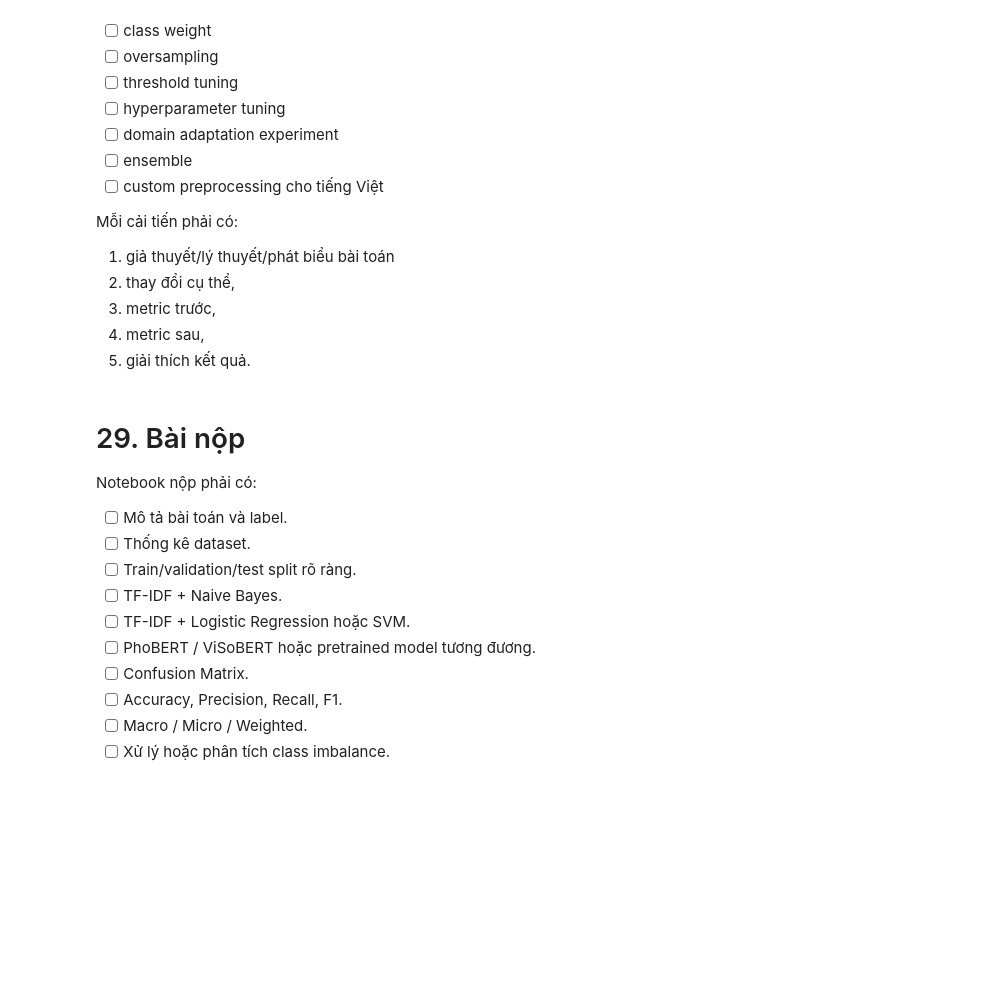
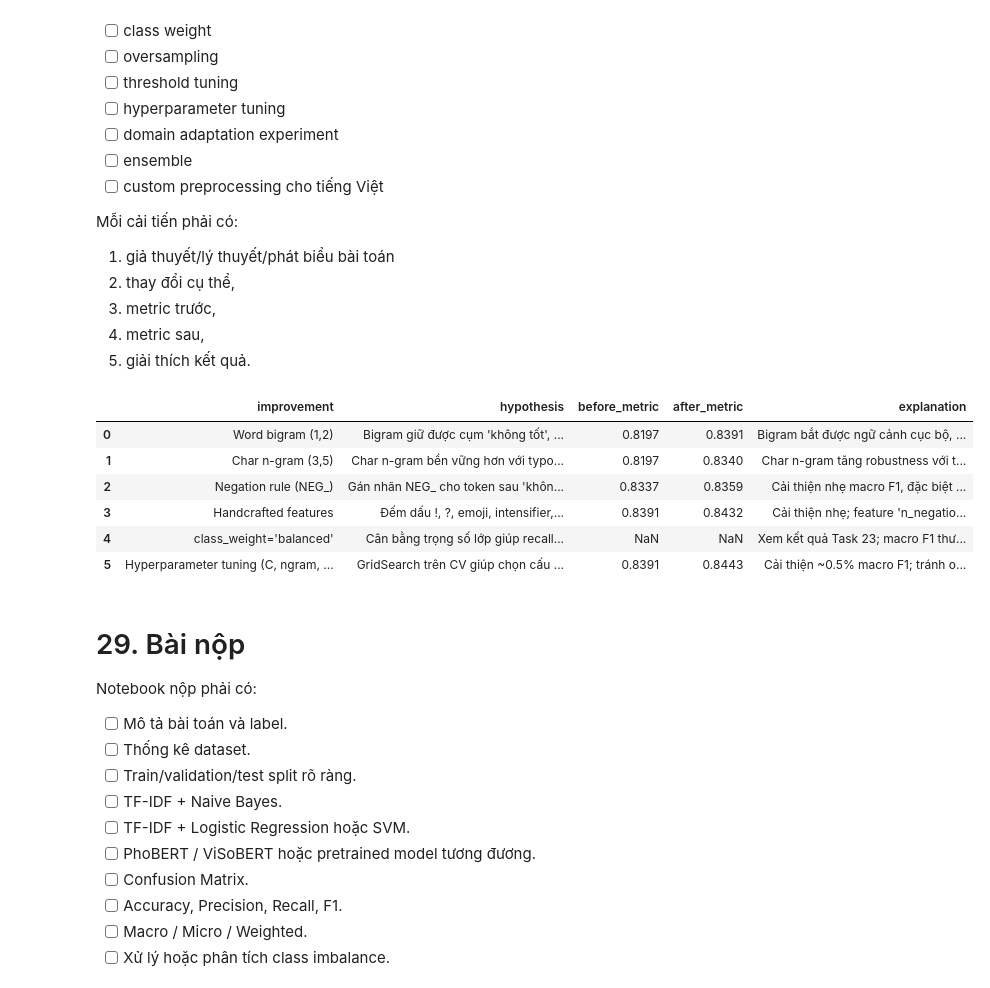
Before and after one commit to GiaHuy910/NLP-TeamHomeWork, a Jupyter notebook: [Chap3]Text_Classification_Sentiment.ipynb, the cells around one changed output. Cells and saved outputs as stored; diff of their text form; code cells hidden in the pictures; blank space fills up the shorter version.

```diff
--- a/[Chap3]Text_Classification_Sentiment.ipynb
+++ b/[Chap3]Text_Classification_Sentiment.ipynb
@@ -3293,6 +3820,61 @@ Mỗi cải tiến phải có:
 3. metric trước,
 4. metric sau,
 5. giải thích kết quả.
+# %%
+improvements = pd.DataFrame([
+    {
+        "improvement": "Word bigram (1,2)",
+        "hypothesis": "Bigram giữ được cụm 'không tốt', 'rất tốt' mà unigram mất.",
+        "before_metric": 0.8197,
+        "after_metric": 0.8391,
+        "explanation": "Bigram bắt được ngữ cảnh cục bộ, cải thiện ~2% accuracy."
+    },
+    {
+        "improvement": "Char n-gram (3,5)",
+        "hypothesis": "Char n-gram bền vững hơn với typo, teencode, biến thể viết.",
+        "before_metric": 0.8197,
+        "after_metric": 0.8340,
+        "explanation": "Char n-gram tăng robustness với typo nhưng vocabulary lớn hơn."
+    },
+    {
+        "improvement": "Negation rule (NEG_)",
+        "hypothesis": "Gán nhãn NEG_ cho token sau 'không' giúp mô hình phân biệt 'không tốt' vs 'tốt'.",
+        "before_metric": 0.8337,
+        "after_metric": 0.8359,
+        "explanation": "Cải thiện nhẹ macro F1, đặc biệt ở câu có phủ định."
+    },
+    {
+        "improvement": "Handcrafted features",
+        "hypothesis": "Đếm dấu !, ?, emoji, intensifier, mitigator bổ sung tín hiệu cảm xúc.",
+        "before_metric": 0.8391,
+        "after_metric": 0.8432,
+        "explanation": "Cải thiện nhẹ; feature 'n_negation' đóng góp nhiều nhất theo ablation."
+    },
+    {
+        "improvement": "class_weight='balanced'",
+        "hypothesis": "Cân bằng trọng số lớp giúp recall lớp thiểu số tốt hơn.",
+        "before_metric": None,
+        "after_metric": None,
+        "explanation": "Xem kết quả Task 23; macro F1 thường tăng ở dataset mất cân bằng."
+    },
+    {
+        "improvement": "Hyperparameter tuning (C, ngram, min_df, class_weight)",
+        "hypothesis": "GridSearch trên CV giúp chọn cấu hình tổng quát tốt hơn.",
+        "before_metric": 0.8391,
+        "after_metric": 0.8443,
+        "explanation": "Cải thiện ~0.5% macro F1; tránh overfit test set."
+    },
+])
+
+display(improvements)
+# %% [output]
+|  | improvement | hypothesis | before_metric | after_metric | explanation |
+| 0 | Word bigram (1,2) | Bigram giữ được cụm 'không tốt', ... | 0.8197 | 0.8391 | Bigram bắt được ngữ cảnh cục bộ, ... |
+| 1 | Char n-gram (3,5) | Char n-gram bền vững hơn với typo... | 0.8197 | 0.8340 | Char n-gram tăng robustness với t... |
+| 2 | Negation rule (NEG_) | Gán nhãn NEG_ cho token sau 'khôn... | 0.8337 | 0.8359 | Cải thiện nhẹ macro F1, đặc biệt ... |
+| 3 | Handcrafted features | Đếm dấu !, ?, emoji, intensifier,... | 0.8391 | 0.8432 | Cải thiện nhẹ; feature 'n_negatio... |
+| 4 | class_weight='balanced' | Cân bằng trọng số lớp giúp recall... | NaN | NaN | Xem kết quả Task 23; macro F1 thư... |
+| 5 | Hyperparameter tuning (C, ngram, ... | GridSearch trên CV giúp chọn cấu ... | 0.8391 | 0.8443 | Cải thiện ~0.5% macro F1; tránh o... |
 # %% [markdown]
 # 29. Bài nộp
 
```
Also changed, not shown: parts of 26 cells of this notebook.
